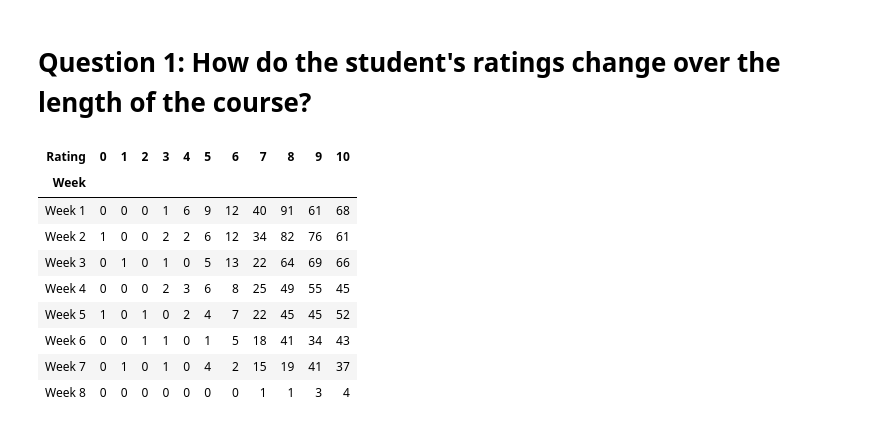
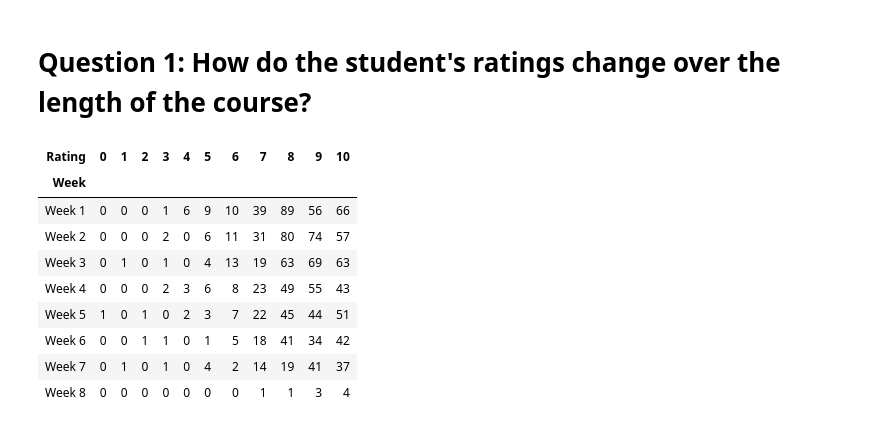
Before and after one commit to jon-infante/NPS_project, a Jupyter notebook: MidProject.ipynb, the cells around one changed output. Drawn from its saved outputs; the diff is of its cells as text; code cells hidden in the pictures.

```diff
--- a/MidProject.ipynb
+++ b/MidProject.ipynb
@@ -8,5 +26,6 @@ df = pd.read_csv('feedback.csv')
 # %%
 pd.options.mode.chained_assignment = None
 df.columns = ['ID', 'Location', 'Track', 'Week', 'Rating', 'Pacing']
-df
+df['Rating'] = df['Rating'][df['Rating']!='#ERROR!']
+df['Rating'].value_counts()
 # %% [output]
@@ -26,18 +44,19 @@ df
 # %% [markdown]
 # Question 1: How do the student's ratings change over the length of the course?
 # %%
+df = df.dropna()
 df['Rating'] = df['Rating'].astype(int)
 pd.crosstab(df['Week'], df['Rating'])
 # %% [output]
 | Rating | 0 | 1 | 2 | 3 | 4 | 5 | 6 | 7 | 8 | 9 | 10 |
 | Week |  |  |  |  |  |  |  |  |  |  |  |
-| Week 1 | 0 | 0 | 0 | 1 | 6 | 9 | 12 | 40 | 91 | 61 | 68 |
-| Week 2 | 1 | 0 | 0 | 2 | 2 | 6 | 12 | 34 | 82 | 76 | 61 |
-| Week 3 | 0 | 1 | 0 | 1 | 0 | 5 | 13 | 22 | 64 | 69 | 66 |
-| Week 4 | 0 | 0 | 0 | 2 | 3 | 6 | 8 | 25 | 49 | 55 | 45 |
-| Week 5 | 1 | 0 | 1 | 0 | 2 | 4 | 7 | 22 | 45 | 45 | 52 |
-| Week 6 | 0 | 0 | 1 | 1 | 0 | 1 | 5 | 18 | 41 | 34 | 43 |
-| Week 7 | 0 | 1 | 0 | 1 | 0 | 4 | 2 | 15 | 19 | 41 | 37 |
+| Week 1 | 0 | 0 | 0 | 1 | 6 | 9 | 10 | 39 | 89 | 56 | 66 |
+| Week 2 | 0 | 0 | 0 | 2 | 0 | 6 | 11 | 31 | 80 | 74 | 57 |
+| Week 3 | 0 | 1 | 0 | 1 | 0 | 4 | 13 | 19 | 63 | 69 | 63 |
+| Week 4 | 0 | 0 | 0 | 2 | 3 | 6 | 8 | 23 | 49 | 55 | 43 |
+| Week 5 | 1 | 0 | 1 | 0 | 2 | 3 | 7 | 22 | 45 | 44 | 51 |
+| Week 6 | 0 | 0 | 1 | 1 | 0 | 1 | 5 | 18 | 41 | 34 | 42 |
+| Week 7 | 0 | 1 | 0 | 1 | 0 | 4 | 2 | 14 | 19 | 41 | 37 |
 | Week 8 | 0 | 0 | 0 | 0 | 0 | 0 | 0 | 1 | 1 | 3 | 4 |
 # %%
 total = 0
```
Also changed, not shown: parts of 13 cells of this notebook, 2 other files.
